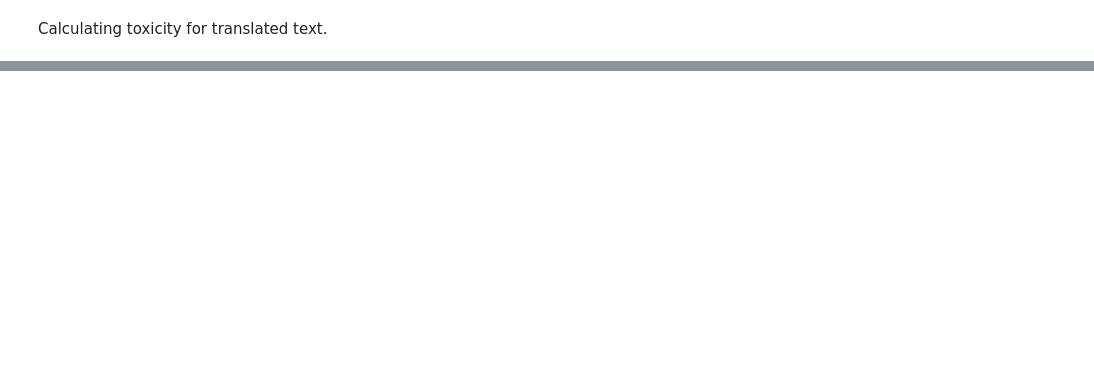
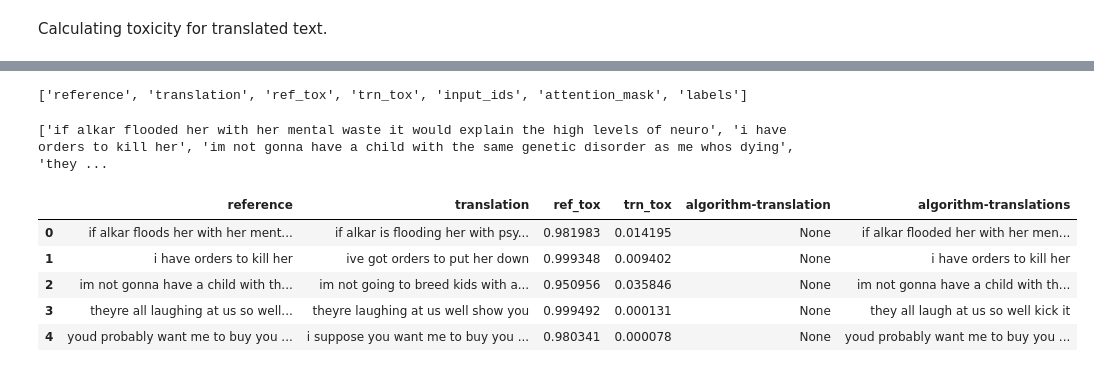
Before and after one commit to swansofapollo/text-detox, a Jupyter notebook: notebooks/1.1-toxicity-evaluation.ipynb, the cells around one changed output, grey strips where cells are left out. Saved outputs shown, nothing was run; the diff lists cells and outputs as text; code cells hidden in the pictures; blank space fills up the shorter version.

```diff
--- a/notebooks/1.1-toxicity-evaluation.ipynb
+++ b/notebooks/1.1-toxicity-evaluation.ipynb
@@ -118,0 +125,28 @@ We can say, on average, toxicity score decreased, but not much.
+# %%
+tokenizer = AutoTokenizer.from_pretrained('t5-small')
+
+def tokenize_function(examples):
+    return tokenizer(examples['reference'], examples['translation'],
+                     max_length=128, truncation=True, padding='max_length')
+
+def prepare_data(examples):
+    # Tokenize the reference texts
+    model_inputs = tokenizer(examples["reference"], max_length=128, truncation=True, padding="max_length")
+
+    # Tokenize the translation texts with the same tokenizer but do not pad yet, as we need raw token ids for labels
+    with tokenizer.as_target_tokenizer():
+        labels = tokenizer(examples["translation"], max_length=128, truncation=True)["input_ids"]
+
+    # Pad labels to max_length
+    labels = [label + [tokenizer.pad_token_id] * (128 - len(label)) for label in labels]
+
+    model_inputs["labels"] = labels
+
+    return model_inputs
+
+tokenized_data = data.map(tokenize_function, batched=True)
+model_data = tokenized_data.map(prepare_data, batched=True)
+
+print(model_data.column_names)
+# %% [output]
+['reference', 'translation', 'ref_tox', 'trn_tox', 'input_ids', 'attention_mask', 'labels']
@@ -118,0 +158,14 @@ We can say, on average, toxicity score decreased, but not much.
+# %%
+def translate(model, inference_request, tokenizer=tokenizer):
+    input_ids = tokenizer(inference_request, return_tensors="pt").input_ids
+    outputs = model.generate(input_ids=input_ids)
+    return tokenizer.decode(outputs[0], skip_special_tokens=True,temperature=0)
+# %%
+translations = []
+for text in data['reference'][:1000]:
+    translation = translate(model, text, tokenizer)
+    translations.append(translation)
+# %%
+print(translations)
+# %% [output]
+['if alkar flooded her with her mental waste it would explain the high levels of neuro', 'i have orders to kill her', 'im not gonna have a child with the same genetic disorder as me whos dying', 'they ...
@@ -118,0 +176,11 @@ We can say, on average, toxicity score decreased, but not much.
+# %%
+df = data.to_pandas()
+
+df.head()
+# %% [output]
+|  | reference | translation | ref_tox | trn_tox | algorithm-translation | algorithm-translations |
+| 0 | if alkar floods her with her ment... | if alkar is flooding her with psy... | 0.981983 | 0.014195 | None | if alkar flooded her with her men... |
+| 1 | i have orders to kill her | ive got orders to put her down | 0.999348 | 0.009402 | None | i have orders to kill her |
+| 2 | im not gonna have a child with th... | im not going to breed kids with a... | 0.950956 | 0.035846 | None | im not gonna have a child with th... |
+| 3 | theyre all laughing at us so well... | theyre laughing at us well show you | 0.999492 | 0.000131 | None | they all laugh at us so well kick it |
+| 4 | youd probably want me to buy you ... | i suppose you want me to buy you ... | 0.980341 | 0.000078 | None | youd probably want me to buy you ... |
```
Also changed, not shown: parts of 14 cells of this notebook, 4 other files.
